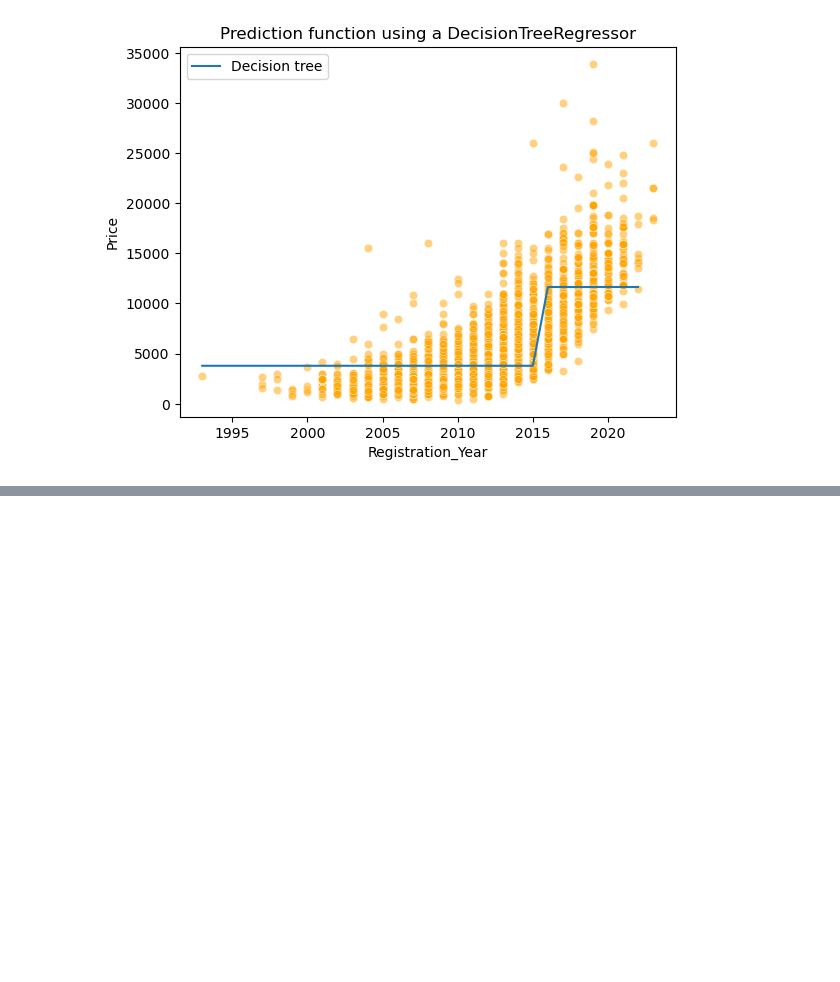
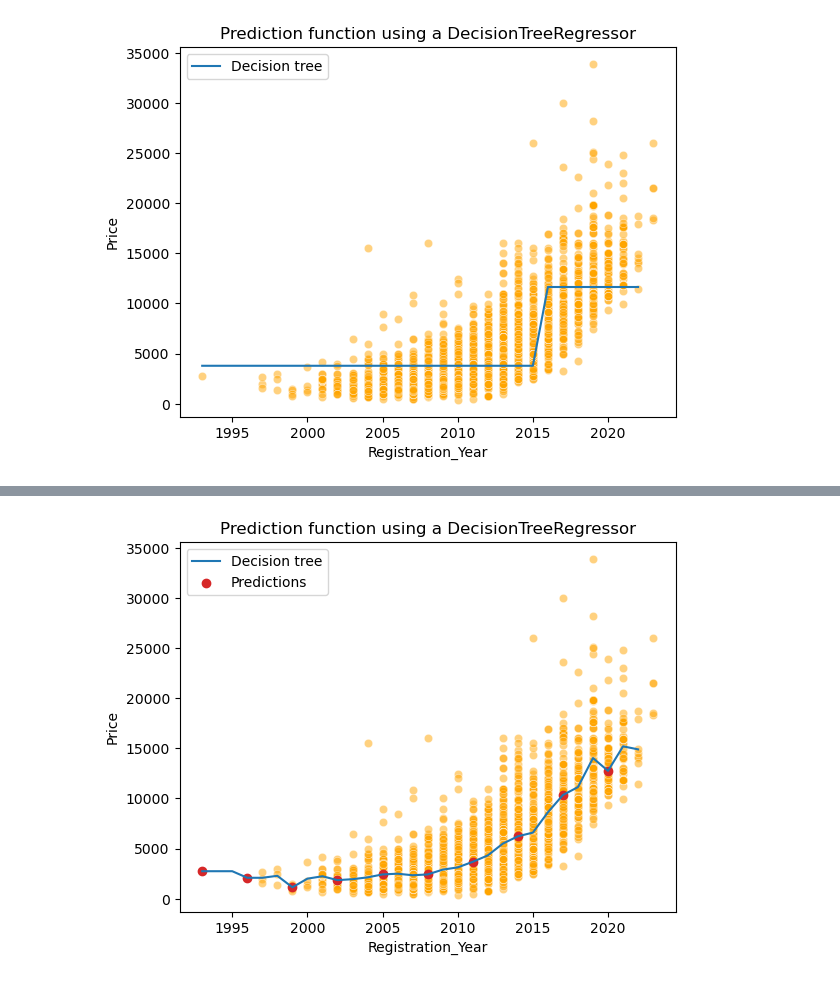
Before and after one commit to ManuJose1/AI-CA1-UsedCarPrices, a Jupyter notebook: CA1 Used Cars.ipynb, the cells around one changed output, grey strips where cells are left out. Cells and saved outputs as stored; diff of their text form; code cells hidden in the pictures; blank space fills up the shorter version.

```diff
--- a/CA1 Used Cars.ipynb
+++ b/CA1 Used Cars.ipynb
@@ -377,17 +386,20 @@ NameError: name 'tree' is not defined
 # %%
-tree = DecisionTreeRegressor(max_depth=3)
+#Ran the decision tree regressor with a higher max depth to more accurately fit the data.
+tree = DecisionTreeRegressor(max_depth=4)
 tree.fit(data_train, target_train)
 target_predicted = tree.predict(data_test)
 # %%
 sn.scatterplot(
-    data=df, x=feature_name, y=target_name, color="green", alpha=0.5
+    data=df, x=feature_name, y=target_name, color="orange", alpha=0.5
 )
 plt.plot(data_test[feature_name], target_predicted, label="Decision tree")
 plt.scatter(
     data_test[::3],
     target_predicted[::3],
     label="Predictions",
-    color="tab:orange",
+    color="tab:red",
 )
 plt.legend()
 _ = plt.title("Prediction function using a DecisionTreeRegressor")
+# %% [output]
+[figure, added]
```
Also changed, not shown: parts of 9 cells of this notebook.
